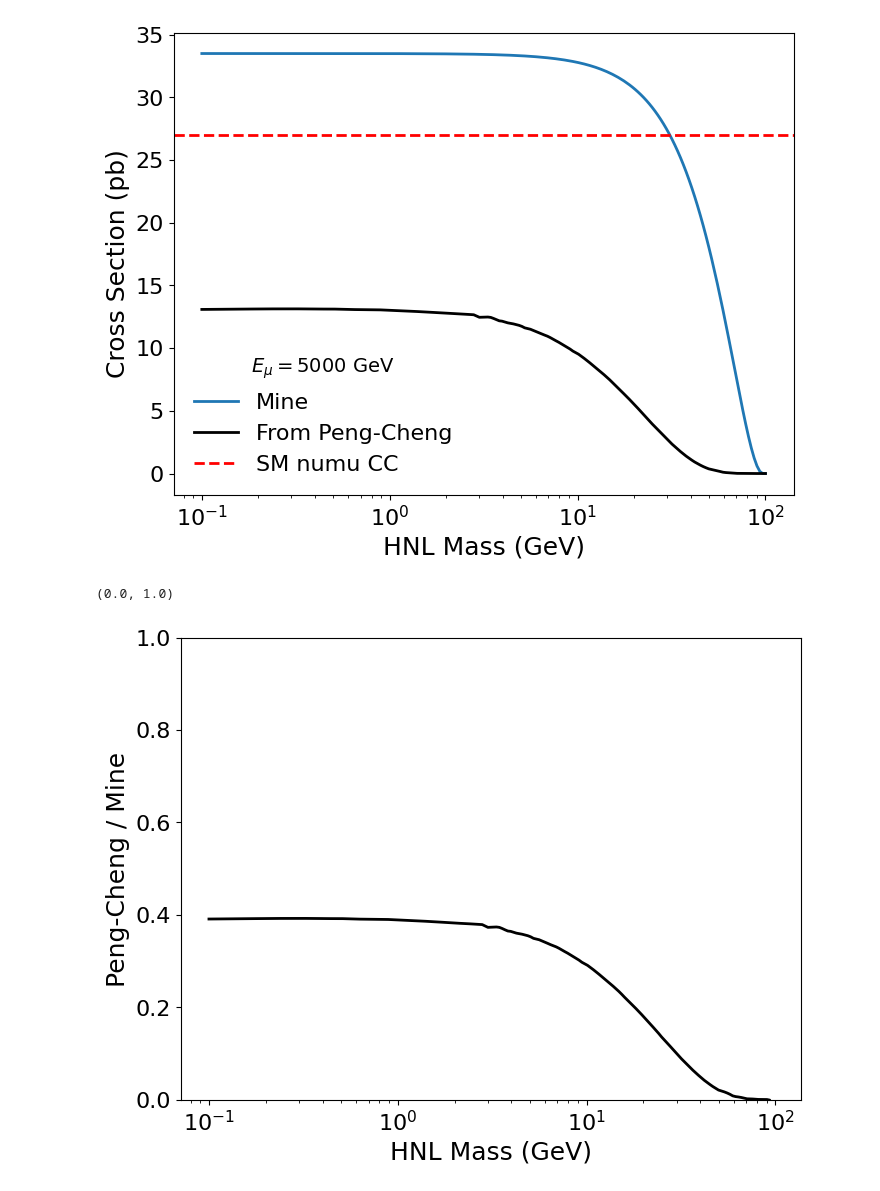
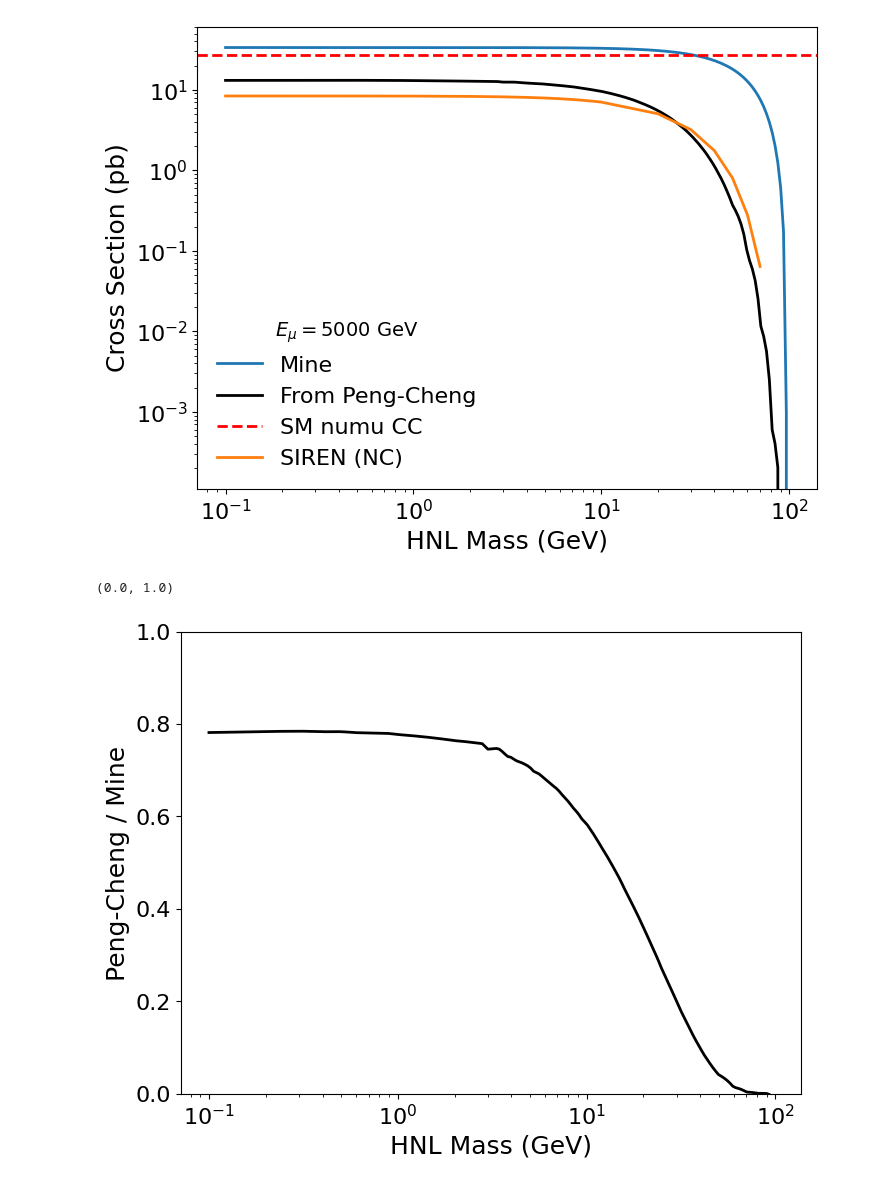
Before and after one commit to nickkamp1/NeutrinoFactoryHNL, a Jupyter notebook: CrossSections.ipynb, the cells around one changed output. Cells and saved outputs as stored; diff of their text form; code cells hidden in the pictures.

```diff
--- a/CrossSections.ipynb
+++ b/CrossSections.ipynb
@@ -12,24 +12,34 @@ SM_numu_xs = 2.7e-35*1e-4 # m^2
 # %%
 m_N_range = np.logspace(-1, 2, 200)  # HNL mass range from 0.1 to 2 GeV
 E_mu_range = [5000]  # Muon energies in GeV
 for E_mu in E_mu_range:
-    xs = [sigma(E_mu, m_N, 1)/1e-40 for m_N in m_N_range]
+    xs = [sigma_analytic(E_mu, m_N, 1)/1e-40 for m_N in m_N_range]
     plt.plot(m_N_range, xs, label='Mine')
 plt.plot(m_N_range, xs_data_interp(m_N_range), color="black", label='From Peng-Cheng')
 plt.axhline(y=SM_numu_xs/1e-40, color='red', linestyle='--', label='SM numu CC')
+
+
+import siren
+mass_points = [0.1,0.5,1.0,2.0,3.0,4.0,5.0,6.0,7.0,8.0,9.0,10.0,20,30,40,50.0,60,70]
+cross_sections = []
+for mass in mass_points:
+    cross_sections.append(siren.utilities.load_processes("HNLDISSplines",None,None,True,mass*1e3,1,[0,1,0])[0][siren.dataclasses.NuMu][0].TotalCrossSection(siren.dataclasses.NuMu,5000)/1e-36)
+
+plt.plot(mass_points, cross_sections, label='SIREN (NC)')
+
 plt.xlabel('HNL Mass (GeV)')
 plt.ylabel('Cross Section (pb)')
 plt.legend(title=r"$E_\mu = %d$ GeV" % E_mu)
-plt.semilogx()
+plt.loglog()
 #plt.ylim(1e-45,1e-38)
 plt.show()
 
-plt.plot(m_N_range, xs_data_interp(m_N_range) / (sigma(5000, m_N_range, 1)/1e-40), color="black")
+plt.plot(m_N_range, xs_data_interp(m_N_range) / (sigma_analytic(5000, m_N_range, 1)/1e-40/2), color="black")
 plt.xlabel('HNL Mass (GeV)')
 plt.ylabel('Peng-Cheng / Mine')
 plt.semilogx()
 plt.ylim(0,1)
 # %% [output]
-[figure, old version]
+[figure, new version]
 (0.0, 1.0)
-[figure, old version]
+[figure, new version]
```
Also changed, not shown: parts of 2 cells of this notebook, 19 other files.
